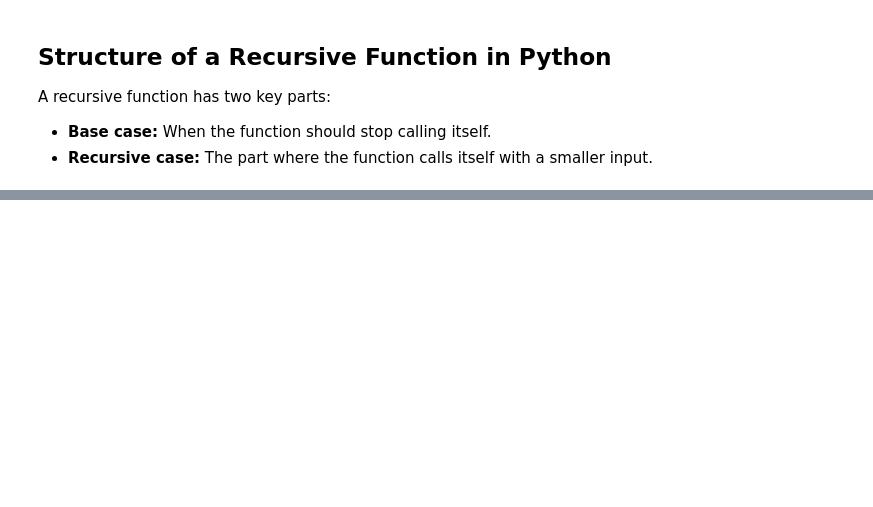
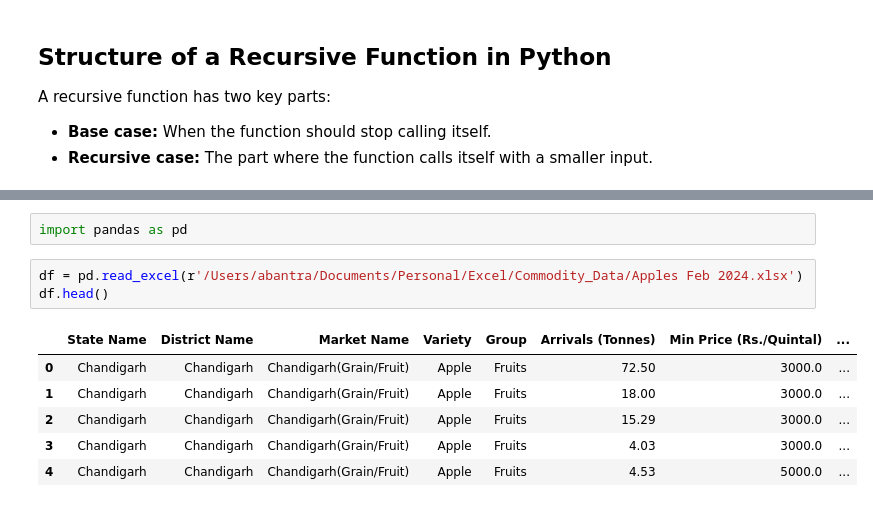
Before and after one commit to AnshuBantra/Python, a Jupyter notebook: Python_DSA/10 Recursion/10.1_Recursion.ipynb, the cells around one changed output, grey strips where cells are left out. Cells and saved outputs as stored; diff of their text form; blank space fills up the shorter version.

```diff
--- a/Python_DSA/10 Recursion/10.1_Recursion.ipynb
+++ b/Python_DSA/10 Recursion/10.1_Recursion.ipynb
@@ -131,0 +144,12 @@ df_pvt
+# %%
+import pandas as pd
+# %%
+df = pd.read_excel(r'/Users/abantra/Documents/Personal/Excel/Commodity_Data/Apples Feb 2024.xlsx')
+df.head()
+# %% [output]
+|  | State Name | District Name | Market Name | Variety | Group | Arrivals (Tonnes) | Min Price (Rs./Quintal) | ... |
+| 0 | Chandigarh | Chandigarh | Chandigarh(Grain/Fruit) | Apple | Fruits | 72.50 | 3000.0 | ... |
+| 1 | Chandigarh | Chandigarh | Chandigarh(Grain/Fruit) | Apple | Fruits | 18.00 | 3000.0 | ... |
+| 2 | Chandigarh | Chandigarh | Chandigarh(Grain/Fruit) | Apple | Fruits | 15.29 | 3000.0 | ... |
+| 3 | Chandigarh | Chandigarh | Chandigarh(Grain/Fruit) | Apple | Fruits | 4.03 | 3000.0 | ... |
+| 4 | Chandigarh | Chandigarh | Chandigarh(Grain/Fruit) | Apple | Fruits | 4.53 | 5000.0 | ... |
```
Also changed, not shown: parts of 15 cells of this notebook, 1 other file.
